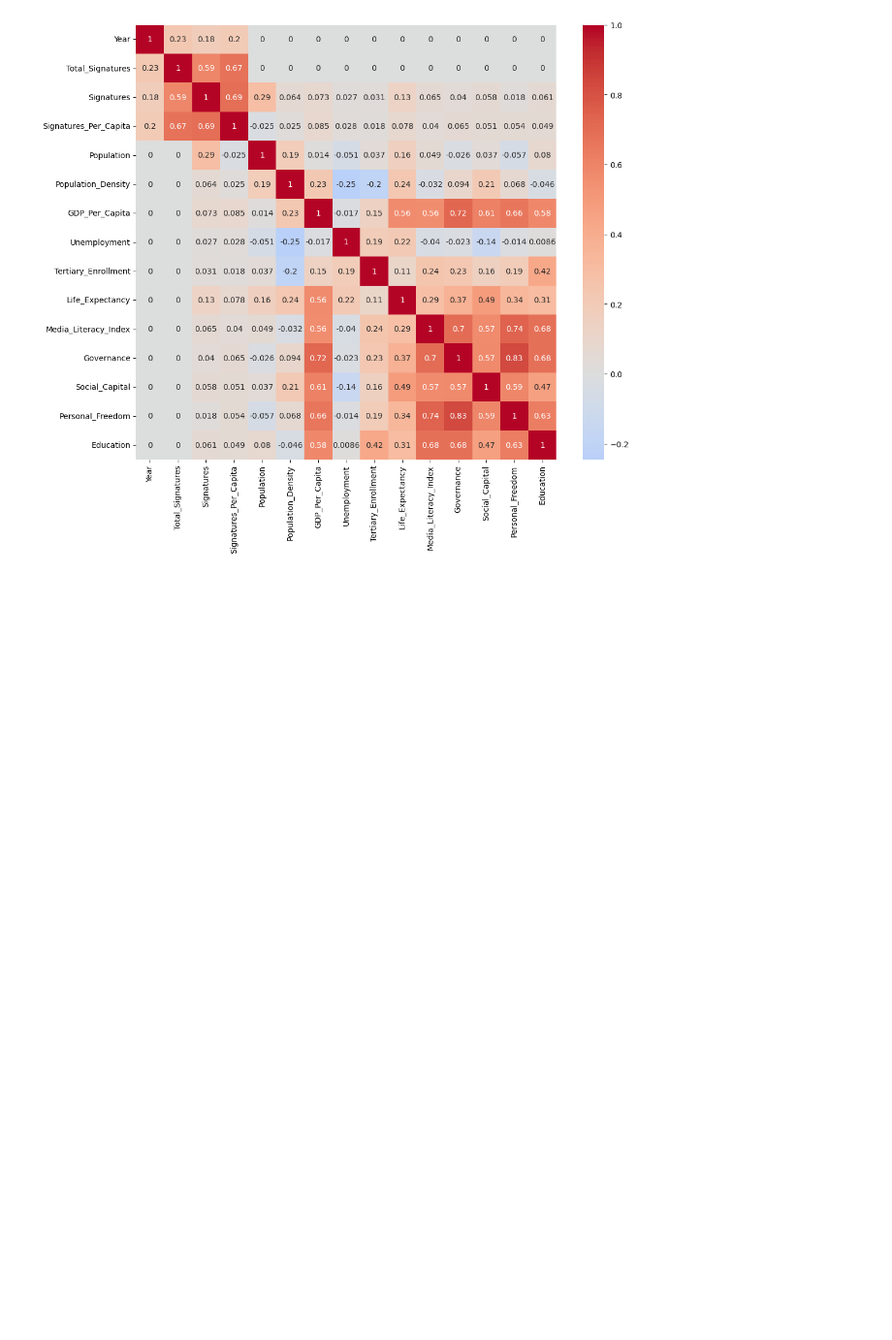
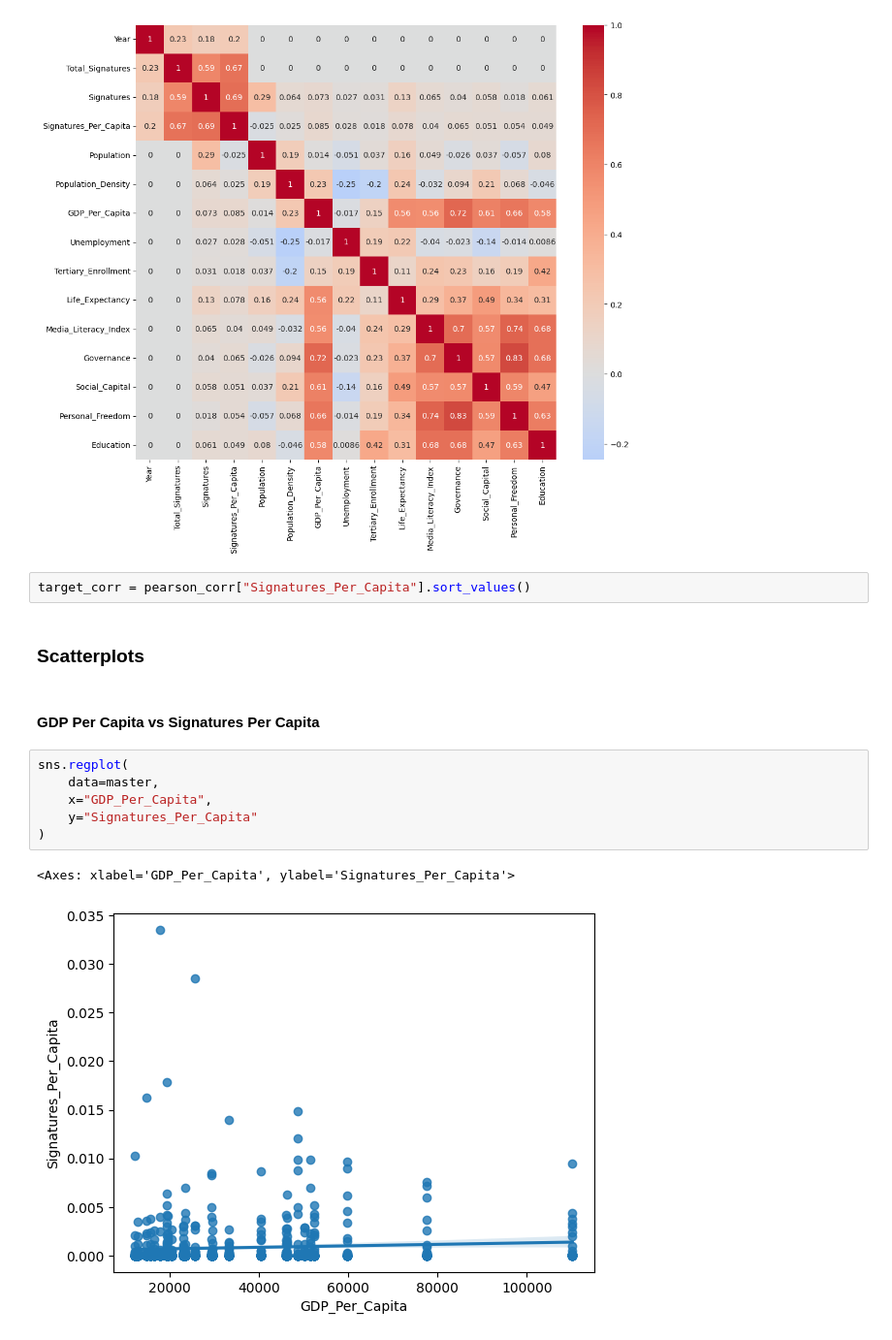
Before and after one commit to Matthew-Riddell/MSc-Dissertation, a Jupyter notebook: notebooks/06-extra-data-exploration.ipynb, the cells around one changed output. Shown at 97% size. Saved outputs shown, nothing was run; the diff lists cells and outputs as text; blank space fills up the shorter version.

Commit message:
Extra EDA: Scatterplots, Boxplots, Pairplots
- Scatterplots vs Signatures per Capita
- Boxplots of each numerical variable
- Boxplot analysis vs Genre
- Boxplot Analysis vs Petition Success

```diff
--- a/notebooks/06-extra-data-exploration.ipynb
+++ b/notebooks/06-extra-data-exploration.ipynb
@@ -330,3 +330,18 @@ sns.heatmap(
 [figure]
 [figure]
 [figure]
+# %%
+target_corr = pearson_corr["Signatures_Per_Capita"].sort_values()
+# %% [markdown]
+### Scatterplots
+# %% [markdown]
+#### GDP Per Capita vs Signatures Per Capita
+# %%
+sns.regplot(
+    data=master,
+    x="GDP_Per_Capita",
+    y="Signatures_Per_Capita"
+)
+# %% [output]
+<Axes: xlabel='GDP_Per_Capita', ylabel='Signatures_Per_Capita'>
+[figure, added]
```
Also changed, not shown: parts of 19 cells of this notebook.
